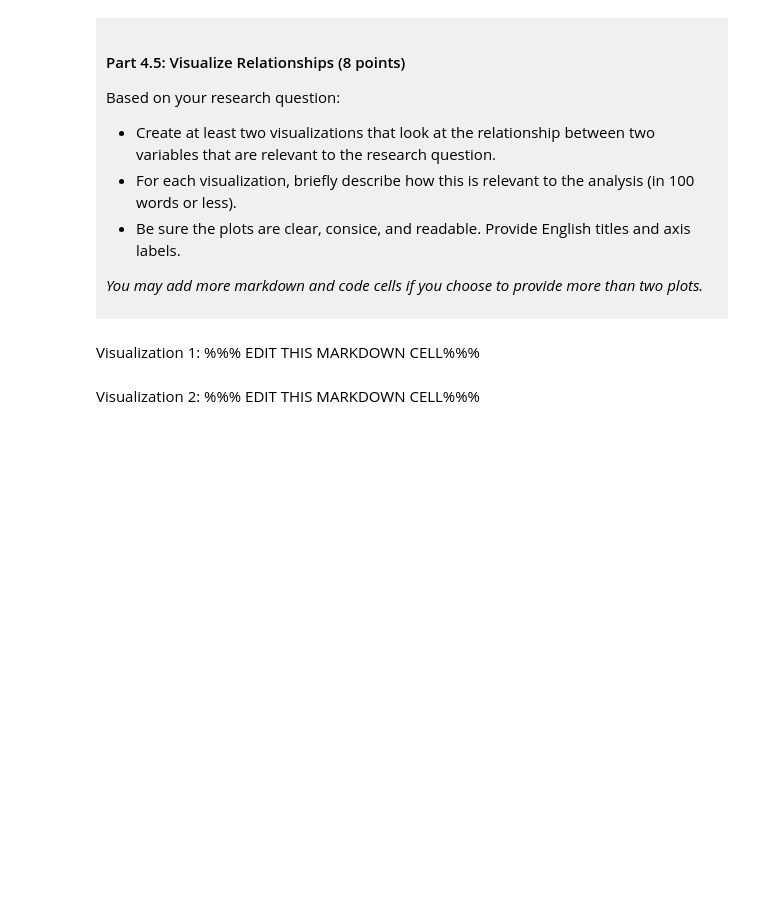
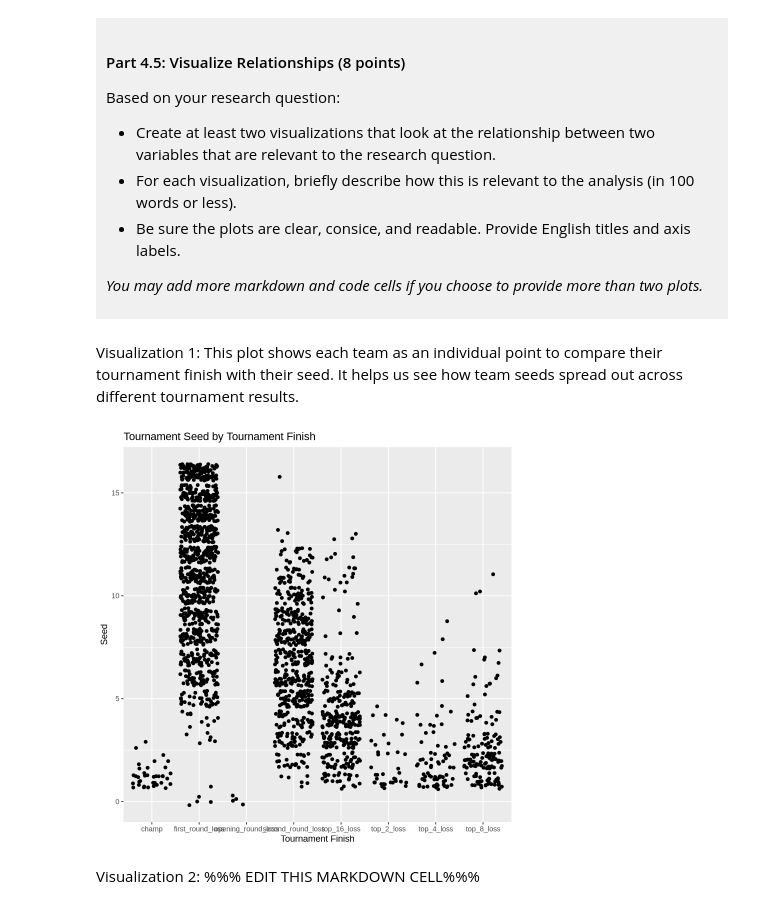
Before and after one commit to samdlcrz/dsci-100-project-samantha-delacruz, a Jupyter notebook: dsci-100-project-notebook.ipynb, the cells around one changed output. Cells and saved outputs as stored; diff of their text form; code cells hidden in the pictures; blank space fills up the shorter version.

```diff
--- a/dsci-100-project-notebook.ipynb
+++ b/dsci-100-project-notebook.ipynb
@@ -388,9 +388,19 @@ Based on your research question:
 *You may add more markdown and code cells if you choose to provide more than two plots.*
 </div>
 # %% [markdown]
-Visualization 1: %%% EDIT THIS MARKDOWN CELL%%%
+Visualization 1: This plot shows each team as an individual point to compare their tournament finish with their seed. It helps us see how team seeds spread out across different tournament results.
 # %%
-### EDIT THIS CODE CELL FOR VISUALIZATION 1###
+library(tidyverse)
+
+ggplot(womens_march_madness_tidy, aes(x = tourney_finish, y = seed)) +
+  geom_jitter() +
+  labs(
+    title = "Tournament Seed by Tournament Finish",
+    x = "Tournament Finish",
+    y = "Seed"
+  )
+# %% [output]
+[figure, added]
 # %% [markdown]
 Visualization 2: %%% EDIT THIS MARKDOWN CELL%%%
 # %%
```
